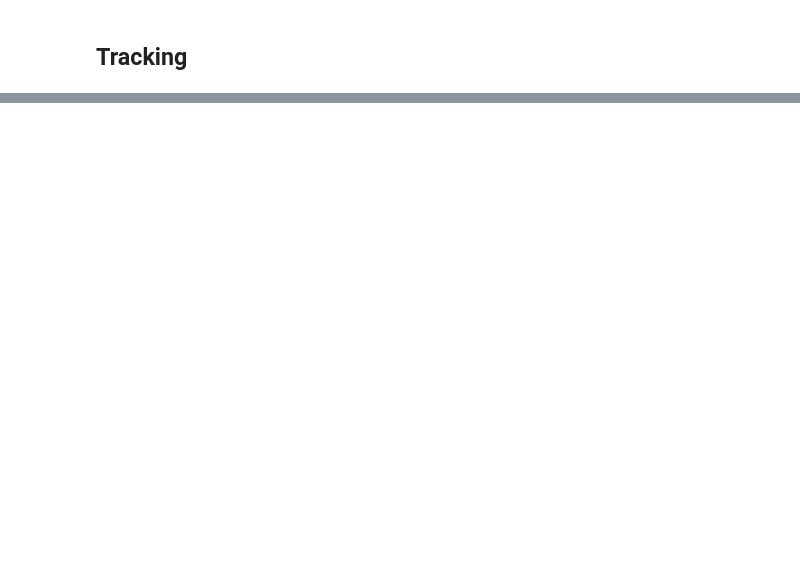
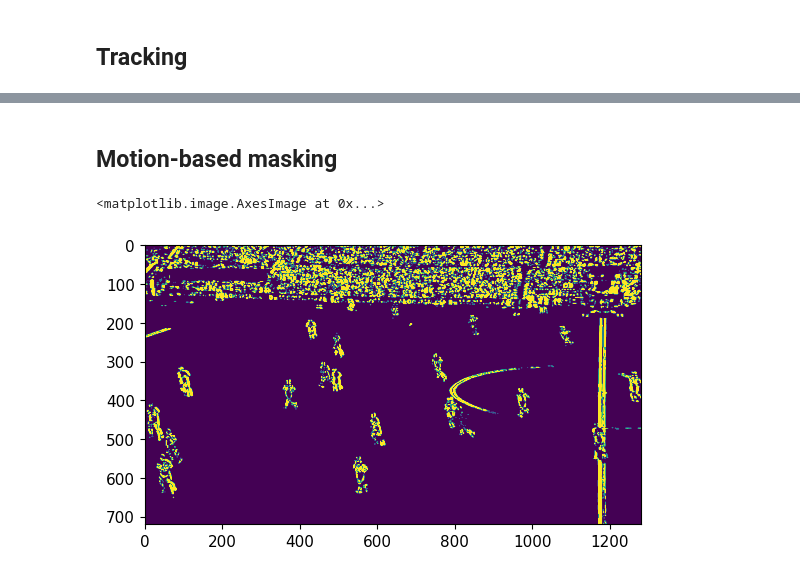
Before and after one commit to sivaturi68/cs482-final-proj, a Jupyter notebook: src.ipynb, the cells around one changed output, grey strips where cells are left out. Cells and saved outputs as stored; diff of their text form; code cells hidden in the pictures; blank space fills up the shorter version.

```diff
--- a/src.ipynb
+++ b/src.ipynb
@@ -255,0 +274,12 @@ Clipping input data to the valid range for imshow with RGB data ([0..1] for floa
+# %% [markdown]
+## Motion-based masking
+# %%
+motion_thresh = 0.15
+moving_pixels = motion_norm.copy()
+moving_pixels[moving_pixels < motion_thresh] = 0
+
+plt.figure()
+plt.imshow(moving_pixels * 10, vmin=0, vmax=1)
+# %% [output]
+<matplotlib.image.AxesImage at 0x...>
+[figure, added]
```
Also changed, not shown: parts of 11 cells of this notebook.
